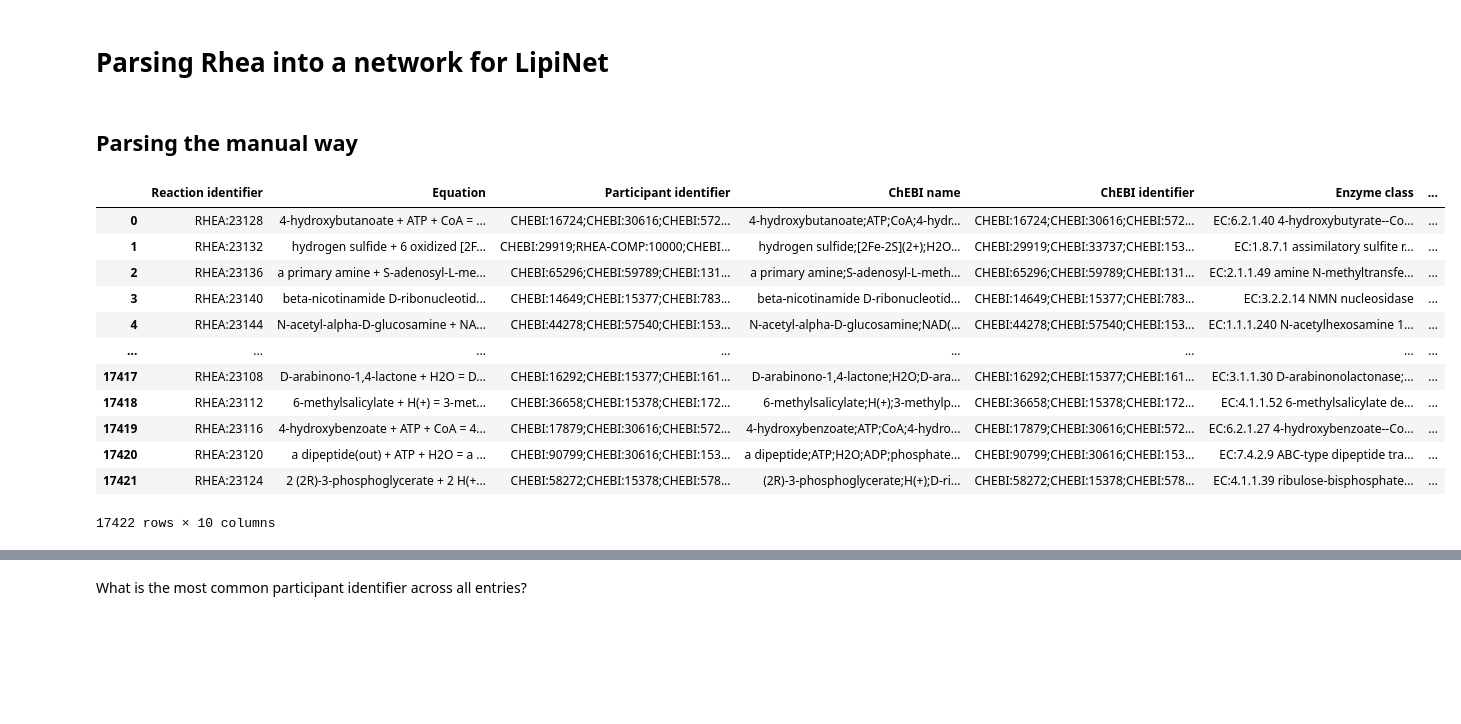
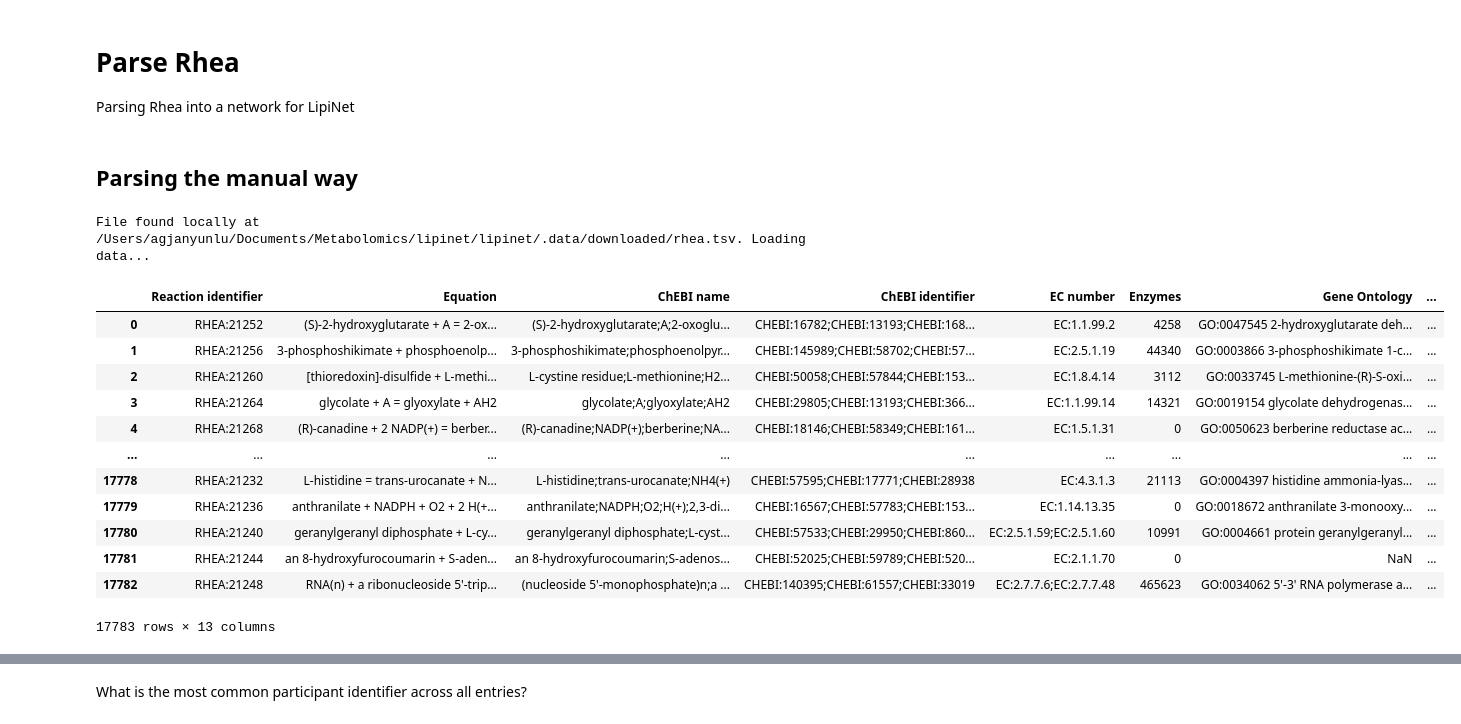
Before and after one commit to saezlab/lipinet, a Jupyter notebook: docs/source/notebooks/parsing_rhea.ipynb, the cells around one changed output, grey strips where cells are left out. Cells and saved outputs as stored; diff of their text form; code cells hidden in the pictures; blank space fills up the shorter version.

```diff
--- a/docs/source/notebooks/parsing_rhea.ipynb
+++ b/docs/source/notebooks/parsing_rhea.ipynb
@@ -1,3 +1,4 @@
 # %% [markdown]
-# Parsing Rhea into a network for LipiNet
+# Parse Rhea
+Parsing Rhea into a network for LipiNet
 # %%
@@ -20,26 +20,24 @@ import matplotlib.pyplot as plt
 # %% [markdown]
 ## Parsing the manual way
 # %%
-# TODO: Implement the get_prior_knowledge function for df_rhea
-# df_rhea = get_prior_knowledge('swisslipids', verbose=True)
-# df_rhea
-# Temporary solution below
-df_rhea = pd.read_csv('../.data/Rhea-.tsv', sep='\t')
+# Use the get_prior_knowledge function for df_rhea
+df_rhea = get_prior_knowledge('rhea', verbose=True)
 df_rhea
 # %% [output]
+File found locally at /Users/agjanyunlu/Documents/Metabolomics/lipinet/lipinet/.data/downloaded/rhea.tsv. Loading data...
-|  | Reaction identifier | Equation | Participant identifier | ChEBI name | ChEBI identifier | Enzyme class | ... |
-| 0 | RHEA:23128 | 4-hydroxybutanoate + ATP + CoA = ... | CHEBI:16724;CHEBI:30616;CHEBI:572... | 4-hydroxybutanoate;ATP;CoA;4-hydr... | CHEBI:16724;CHEBI:30616;CHEBI:572... | EC:6.2.1.40 4-hydroxybutyrate--Co... | ... |
-| 1 | RHEA:23132 | hydrogen sulfide + 6 oxidized [2F... | CHEBI:29919;RHEA-COMP:10000;CHEBI... | hydrogen sulfide;[2Fe-2S](2+);H2O... | CHEBI:29919;CHEBI:33737;CHEBI:153... | EC:1.8.7.1 assimilatory sulfite r... | ... |
-| 2 | RHEA:23136 | a primary amine + S-adenosyl-L-me... | CHEBI:65296;CHEBI:59789;CHEBI:131... | a primary amine;S-adenosyl-L-meth... | CHEBI:65296;CHEBI:59789;CHEBI:131... | EC:2.1.1.49 amine N-methyltransfe... | ... |
-| 3 | RHEA:23140 | beta-nicotinamide D-ribonucleotid... | CHEBI:14649;CHEBI:15377;CHEBI:783... | beta-nicotinamide D-ribonucleotid... | CHEBI:14649;CHEBI:15377;CHEBI:783... | EC:3.2.2.14 NMN nucleosidase | ... |
-| 4 | RHEA:23144 | N-acetyl-alpha-D-glucosamine + NA... | CHEBI:44278;CHEBI:57540;CHEBI:153... | N-acetyl-alpha-D-glucosamine;NAD(... | CHEBI:44278;CHEBI:57540;CHEBI:153... | EC:1.1.1.240 N-acetylhexosamine 1... | ... |
-| ... | ... | ... | ... | ... | ... | ... | ... |
-| 17417 | RHEA:23108 | D-arabinono-1,4-lactone + H2O = D... | CHEBI:16292;CHEBI:15377;CHEBI:161... | D-arabinono-1,4-lactone;H2O;D-ara... | CHEBI:16292;CHEBI:15377;CHEBI:161... | EC:3.1.1.30 D-arabinonolactonase;... | ... |
-| 17418 | RHEA:23112 | 6-methylsalicylate + H(+) = 3-met... | CHEBI:36658;CHEBI:15378;CHEBI:172... | 6-methylsalicylate;H(+);3-methylp... | CHEBI:36658;CHEBI:15378;CHEBI:172... | EC:4.1.1.52 6-methylsalicylate de... | ... |
-| 17419 | RHEA:23116 | 4-hydroxybenzoate + ATP + CoA = 4... | CHEBI:17879;CHEBI:30616;CHEBI:572... | 4-hydroxybenzoate;ATP;CoA;4-hydro... | CHEBI:17879;CHEBI:30616;CHEBI:572... | EC:6.2.1.27 4-hydroxybenzoate--Co... | ... |
-| 17420 | RHEA:23120 | a dipeptide(out) + ATP + H2O = a ... | CHEBI:90799;CHEBI:30616;CHEBI:153... | a dipeptide;ATP;H2O;ADP;phosphate... | CHEBI:90799;CHEBI:30616;CHEBI:153... | EC:7.4.2.9 ABC-type dipeptide tra... | ... |
-| 17421 | RHEA:23124 | 2 (2R)-3-phosphoglycerate + 2 H(+... | CHEBI:58272;CHEBI:15378;CHEBI:578... | (2R)-3-phosphoglycerate;H(+);D-ri... | CHEBI:58272;CHEBI:15378;CHEBI:578... | EC:4.1.1.39 ribulose-bisphosphate... | ... |
+|  | Reaction identifier | Equation | ChEBI name | ChEBI identifier | EC number | Enzymes | Gene Ontology | ... |
+| 0 | RHEA:21252 | (S)-2-hydroxyglutarate + A = 2-ox... | (S)-2-hydroxyglutarate;A;2-oxoglu... | CHEBI:16782;CHEBI:13193;CHEBI:168... | EC:1.1.99.2 | 4258 | GO:0047545 2-hydroxyglutarate deh... | ... |
+| 1 | RHEA:21256 | 3-phosphoshikimate + phosphoenolp... | 3-phosphoshikimate;phosphoenolpyr... | CHEBI:145989;CHEBI:58702;CHEBI:57... | EC:2.5.1.19 | 44340 | GO:0003866 3-phosphoshikimate 1-c... | ... |
+| 2 | RHEA:21260 | [thioredoxin]-disulfide + L-methi... | L-cystine residue;L-methionine;H2... | CHEBI:50058;CHEBI:57844;CHEBI:153... | EC:1.8.4.14 | 3112 | GO:0033745 L-methionine-(R)-S-oxi... | ... |
+| 3 | RHEA:21264 | glycolate + A = glyoxylate + AH2 | glycolate;A;glyoxylate;AH2 | CHEBI:29805;CHEBI:13193;CHEBI:366... | EC:1.1.99.14 | 14321 | GO:0019154 glycolate dehydrogenas... | ... |
+| 4 | RHEA:21268 | (R)-canadine + 2 NADP(+) = berber... | (R)-canadine;NADP(+);berberine;NA... | CHEBI:18146;CHEBI:58349;CHEBI:161... | EC:1.5.1.31 | 0 | GO:0050623 berberine reductase ac... | ... |
+| ... | ... | ... | ... | ... | ... | ... | ... | ... |
+| 17778 | RHEA:21232 | L-histidine = trans-urocanate + N... | L-histidine;trans-urocanate;NH4(+) | CHEBI:57595;CHEBI:17771;CHEBI:28938 | EC:4.3.1.3 | 21113 | GO:0004397 histidine ammonia-lyas... | ... |
+| 17779 | RHEA:21236 | anthranilate + NADPH + O2 + 2 H(+... | anthranilate;NADPH;O2;H(+);2,3-di... | CHEBI:16567;CHEBI:57783;CHEBI:153... | EC:1.14.13.35 | 0 | GO:0018672 anthranilate 3-monooxy... | ... |
+| 17780 | RHEA:21240 | geranylgeranyl diphosphate + L-cy... | geranylgeranyl diphosphate;L-cyst... | CHEBI:57533;CHEBI:29950;CHEBI:860... | EC:2.5.1.59;EC:2.5.1.60 | 10991 | GO:0004661 protein geranylgeranyl... | ... |
+| 17781 | RHEA:21244 | an 8-hydroxyfurocoumarin + S-aden... | an 8-hydroxyfurocoumarin;S-adenos... | CHEBI:52025;CHEBI:59789;CHEBI:520... | EC:2.1.1.70 | 0 | NaN | ... |
+| 17782 | RHEA:21248 | RNA(n) + a ribonucleoside 5'-trip... | (nucleoside 5'-monophosphate)n;a ... | CHEBI:140395;CHEBI:61557;CHEBI:33019 | EC:2.7.7.6;EC:2.7.7.48 | 465623 | GO:0034062 5'-3' RNA polymerase a... | ... |
-17422 rows × 10 columns
+17783 rows × 13 columns
 # %%
 # Create a figure with a specific size
 fig, ax = plt.subplots(figsize=(15, 8))  # Adjust the figsize parameter (width, height)
```
Also changed, not shown: parts of 23 cells of this notebook.
